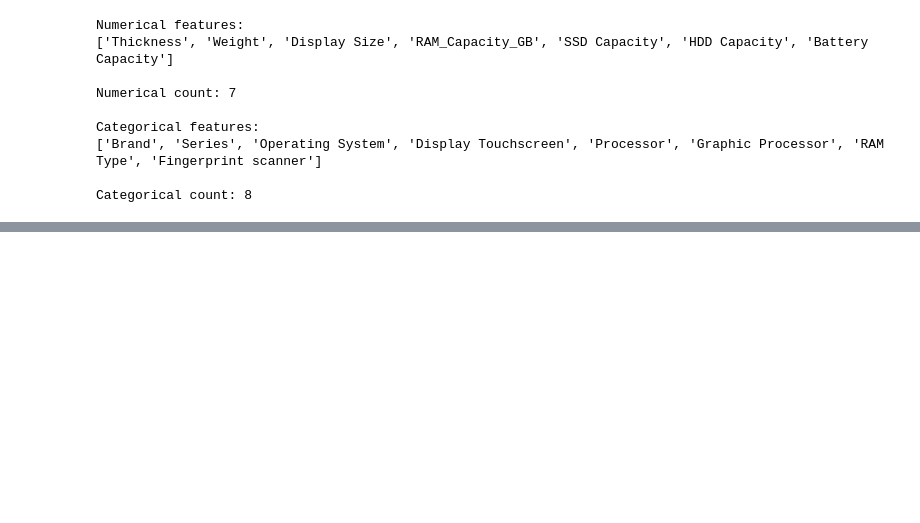
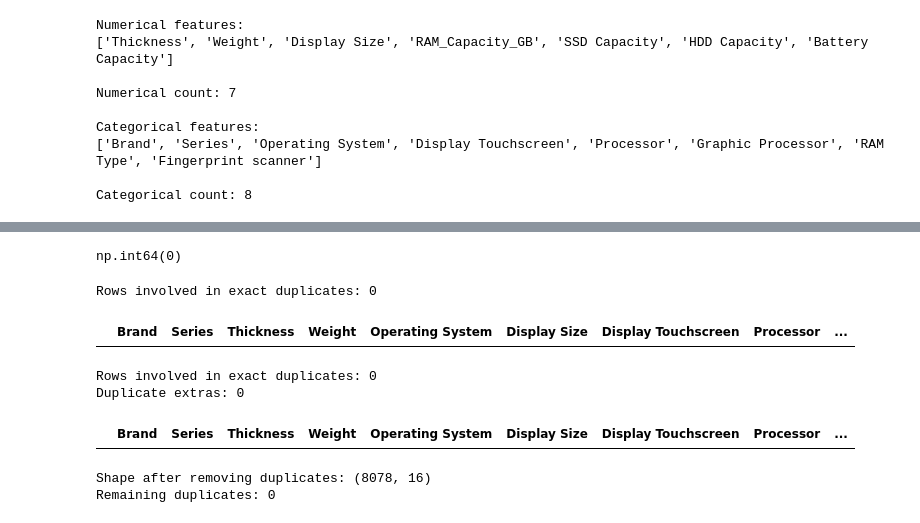
Before and after one commit to Sandeep-060/LaptopWise, a Jupyter notebook: notebooks/03_feature_engineering.ipynb, the cells around one changed output, grey strips where cells are left out. Drawn from its saved outputs; the diff is of its cells as text; code cells hidden in the pictures; blank space fills up the shorter version.

```diff
--- a/notebooks/03_feature_engineering.ipynb
+++ b/notebooks/03_feature_engineering.ipynb
@@ -565,0 +522,26 @@ duplicate_rows.head(20)
+# %%
+df_.duplicated().sum()
+# %% [output]
+np.int64(0)
+# %%
+duplicate_rows = df_[df_.duplicated(keep=False)]
+
+print("Rows involved in exact duplicates:",len(duplicate_rows))
+
+duplicate_rows.head(20)
+# %% [output]
+Rows involved in exact duplicates: 0
+|  | Brand | Series | Thickness | Weight | Operating System | Display Size | Display Touchscreen | Processor | ... |
+# %%
+duplicates = df_[df_.duplicated(keep=False)]
+
+print("Rows involved in exact duplicates:", len(duplicates))
+print("Duplicate extras:", df_.duplicated().sum())
+
+duplicates.sort_values(
+    by=_.columns.tolist()
+).head(30)
+# %% [output]
+Rows involved in exact duplicates: 0
+Duplicate extras: 0
+|  | Brand | Series | Thickness | Weight | Operating System | Display Size | Display Touchscreen | Processor | ... |
@@ -565,0 +550,6 @@ duplicate_rows.head(20)
+# %%
+print("Shape after removing duplicates:", df_.shape)
+print("Remaining duplicates:", df_.duplicated().sum())
+# %% [output]
+Shape after removing duplicates: (8078, 16)
+Remaining duplicates: 0
```
Also changed, not shown: parts of 4 cells of this notebook.
